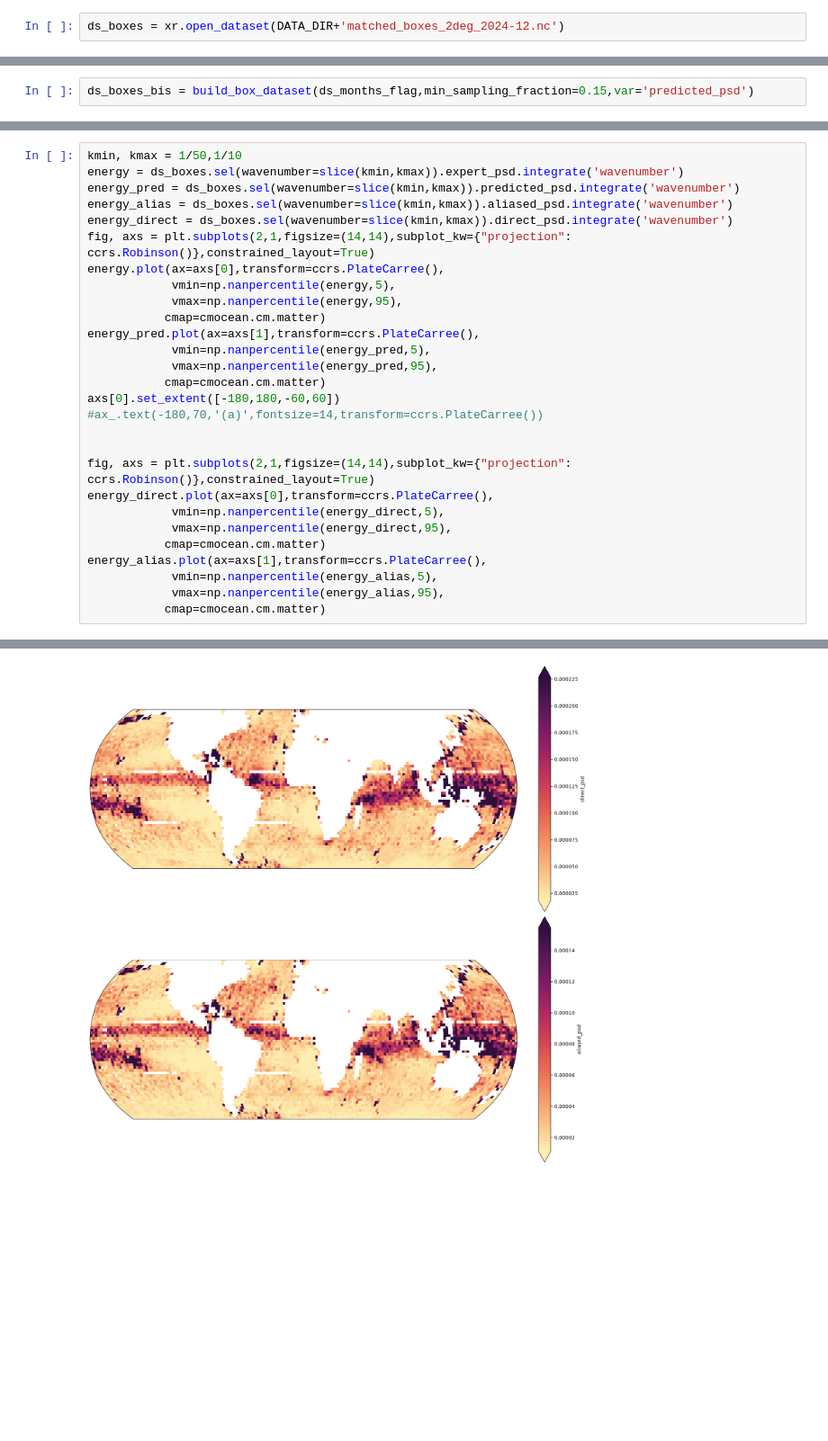
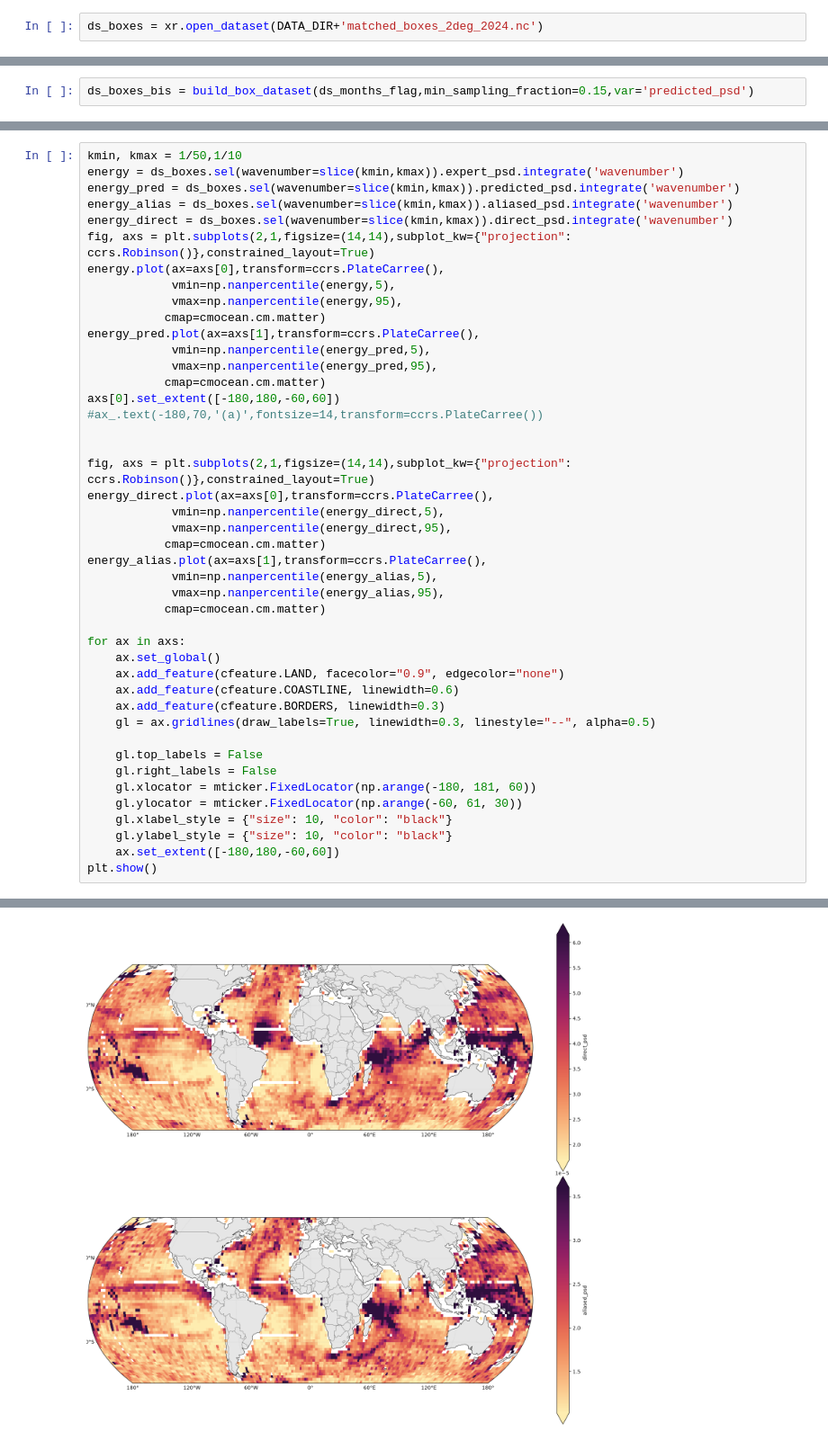
Before and after one commit to zcasparco/SWOT_UHH, a Jupyter notebook: Paper/expert_aliased_figures.ipynb, the cells around one changed output, grey strips where cells are left out. Shown at 90% size. Drawn from its saved outputs; the diff is of its cells as text; blank space fills up the shorter version.

```diff
--- a/Paper/expert_aliased_figures.ipynb
+++ b/Paper/expert_aliased_figures.ipynb
@@ -31,3 +332,3 @@ ds_months = xr.open_dataset(DATA_DIR+'matched_spectra_2024-12.nc')
 ds_months_flag = ds_months.where(ds_months.qc_ok,drop=True)
 # %%
-ds_boxes = xr.open_dataset(DATA_DIR+'matched_boxes_2deg_2024-12.nc')
+ds_boxes = xr.open_dataset(DATA_DIR+'matched_boxes_2deg_2024.nc')
@@ -461,4 +406,20 @@ energy_alias.plot(ax=axs[1],transform=ccrs.PlateCarree(),
             vmin=np.nanpercentile(energy_alias,5),
             vmax=np.nanpercentile(energy_alias,95),
            cmap=cmocean.cm.matter)
+
+for ax in axs:
+    ax.set_global()
+    ax.add_feature(cfeature.LAND, facecolor="0.9", edgecolor="none")
+    ax.add_feature(cfeature.COASTLINE, linewidth=0.6)
+    ax.add_feature(cfeature.BORDERS, linewidth=0.3)
+    gl = ax.gridlines(draw_labels=True, linewidth=0.3, linestyle="--", alpha=0.5)
+
+    gl.top_labels = False
+    gl.right_labels = False
+    gl.xlocator = mticker.FixedLocator(np.arange(-180, 181, 60))
+    gl.ylocator = mticker.FixedLocator(np.arange(-60, 61, 30))
+    gl.xlabel_style = {"size": 10, "color": "black"}
+    gl.ylabel_style = {"size": 10, "color": "black"}
+    ax.set_extent([-180,180,-60,60])
+plt.show()
 # %% [output]
@@ -467 +427 @@ energy_alias.plot(ax=axs[1],transform=ccrs.PlateCarree(),
-[figure, old version]
+[figure, new version]
```
Also changed, not shown: parts of 16 cells of this notebook, 1 other file.
